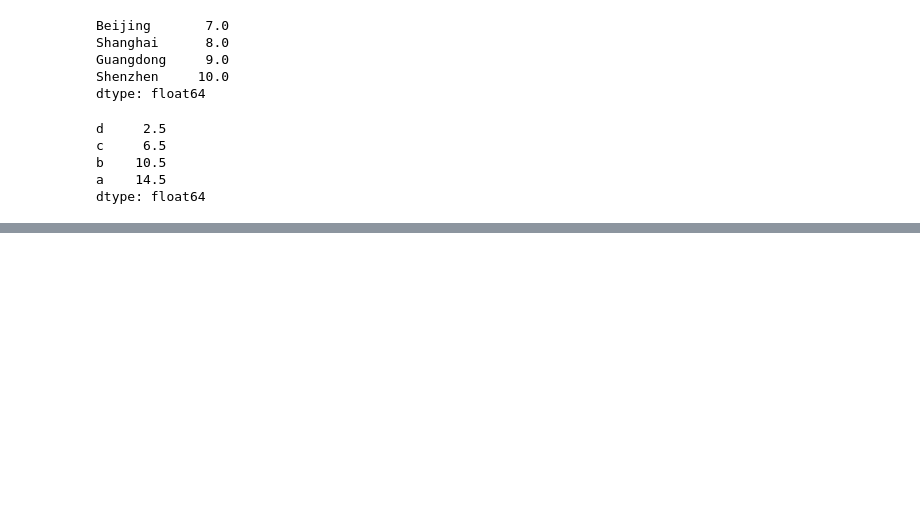
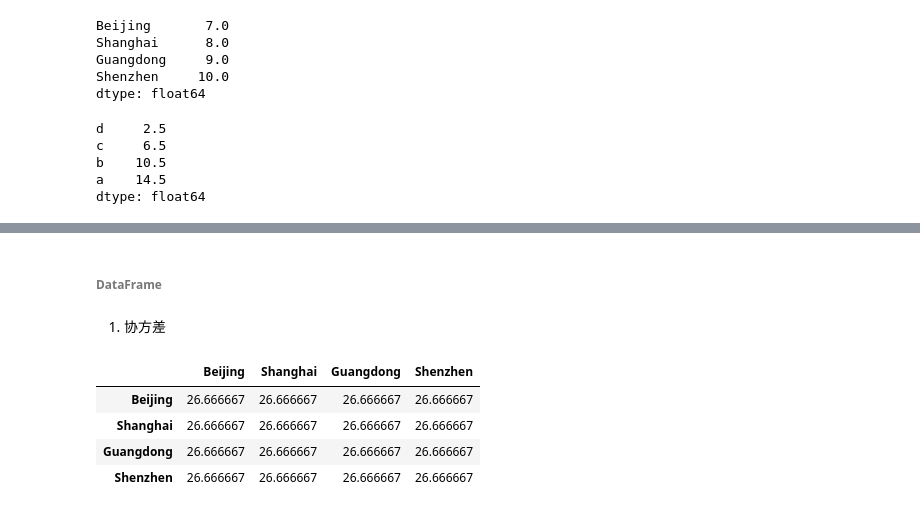
Before and after one commit to ZZZPHOENIX/Data-Mining-Analysis, a Jupyter notebook: 利用Python进行数据分析/my-notebook/Unit5_Pandas.ipynb, the cells around one changed output, grey strips where cells are left out. Saved outputs shown, nothing was run; the diff lists cells and outputs as text; code cells hidden in the pictures; blank space fills up the shorter version.

```diff
--- a/利用Python进行数据分析/my-notebook/Unit5_Pandas.ipynb
+++ b/利用Python进行数据分析/my-notebook/Unit5_Pandas.ipynb
@@ -407,0 +474,12 @@ dtype: float64
+# %% [markdown]
+###### DataFrame
+# %% [markdown]
+1. 协方差
+# %%
+df.cov()
+# %% [output]
+|  | Beijing | Shanghai | Guangdong | Shenzhen |
+| Beijing | 26.666667 | 26.666667 | 26.666667 | 26.666667 |
+| Shanghai | 26.666667 | 26.666667 | 26.666667 | 26.666667 |
+| Guangdong | 26.666667 | 26.666667 | 26.666667 | 26.666667 |
+| Shenzhen | 26.666667 | 26.666667 | 26.666667 | 26.666667 |
```
Also changed, not shown: parts of 16 cells of this notebook.
